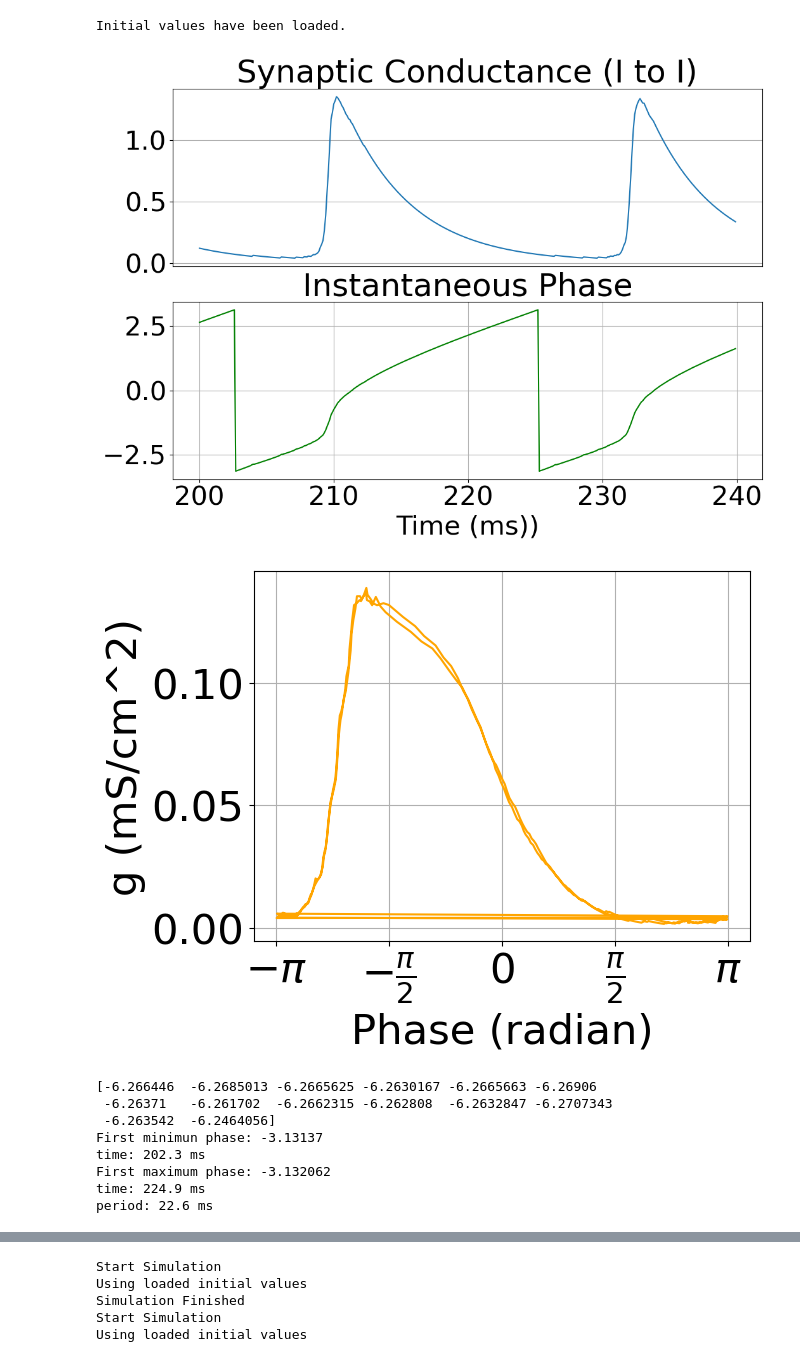
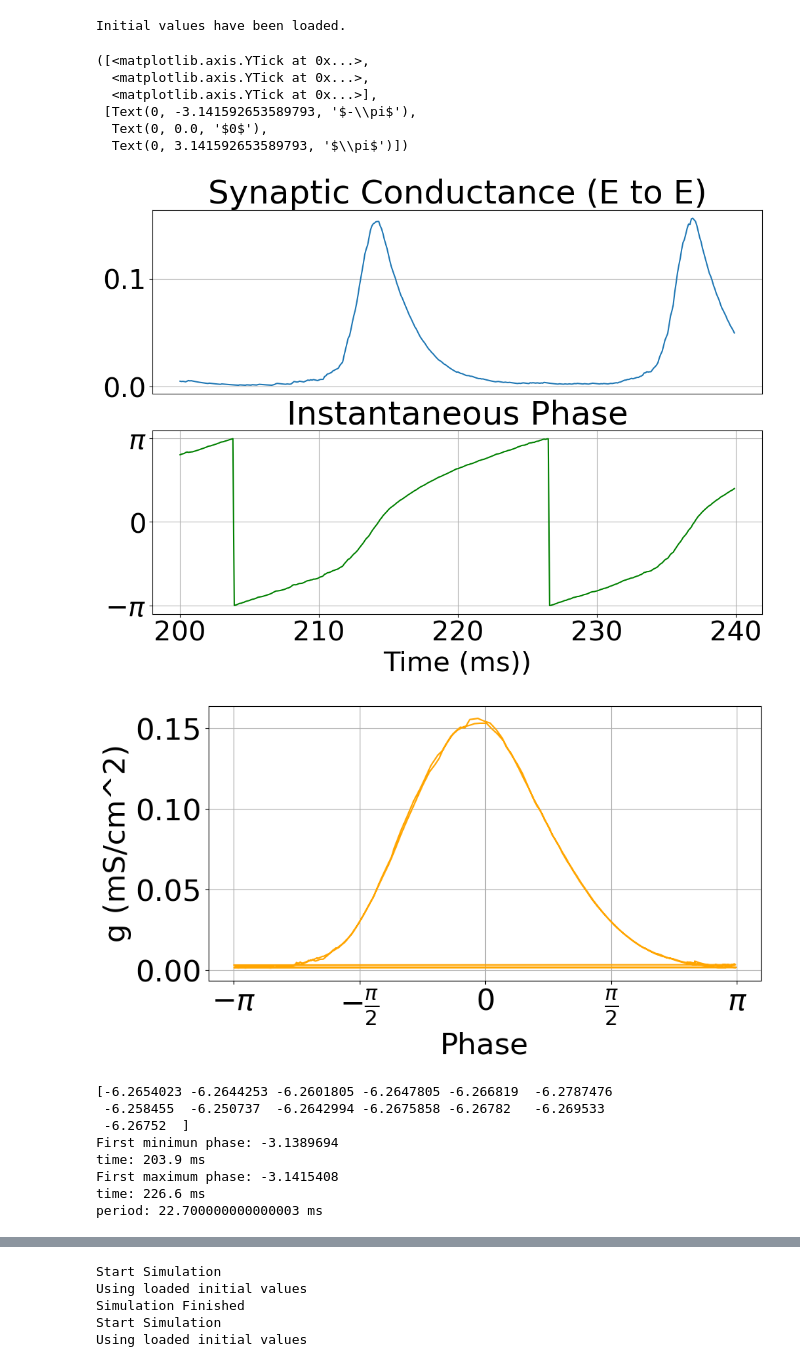
Before and after one commit to LiBinUtokyo/LowRank_ModifiedTheta_SNN, a Jupyter notebook: PYTHON/phase_sensitivity.ipynb, the cells around one changed output, grey strips where cells are left out. Saved outputs shown, nothing was run; the diff lists cells and outputs as text; code cells hidden in the pictures.

Commit message:
change to study the phase of g_EE

```diff
--- a/PYTHON/phase_sensitivity.ipynb
+++ b/PYTHON/phase_sensitivity.ipynb
@@ -170,11 +168,19 @@ Initial values have been loaded.
 # do hilbert transform to get the phase of the conductance
 g_ref_EE_np = g_ref_EE.clone().cpu().detach().numpy()
 g_ref_II_np = g_ref_II.clone().cpu().detach().numpy()
+g_ref_EI_np = g_ref_EI.clone().cpu().detach().numpy()
+g_ref_IE_np = g_ref_IE.clone().cpu().detach().numpy()
 
 # signal = np.mean(g_ref_II_np, axis=0)[int(T_pre/dt):]
 # signal = np.mean(g_ref_II_np, axis=0)[int((T_pre-50)/dt):]
+
 signal = np.mean(g_ref_II_np, axis=0) # 从0ms开始，结果应该会更稳定
+#改为EE
+signal = np.mean(g_ref_EE_np, axis=0)
+
 signal_EE = np.mean(g_ref_EE_np, axis=0)
+signal_EI = np.mean(g_ref_EI_np, axis=0)
+signal_IE = np.mean(g_ref_IE_np, axis=0)
 # # filter out the high frequency noise in the signal
 # from scipy.signal import butter, lfilter
 # def butter_lowpass_filter(data, cutoff, fs, order=5):
@@ -205,7 +211,8 @@ t = np.array(range(len(signal)))*dt
 plt.subplot(2, 1, 1)
 # plt.figure(figsize=(12, 8))
 plt.plot(t[int(start_time/dt):int(end_time/dt)], signal[int(start_time/dt):int(end_time/dt)]+mean_signal)
-plt.title("Synaptic Conductance (I to I)")
+# plt.title("Synaptic Conductance (I to I)")
+plt.title("Synaptic Conductance (E to E)")
 plt.xticks([])
 # plt.yticks([])
 plt.grid(True)
@@ -233,7 +240,7 @@ plt.xlabel("Time (ms))")
 ticks = [-np.pi,  0,  np.pi]
 labels = [r"$-\pi$",  r"$0$",  r"$\pi$"]
 
-# plt.yticks(ticks, labels)
+plt.yticks(ticks, labels)
 
 # plt.tight_layout()
 # plt.grid(True)
@@ -247,24 +254,33 @@ labels = [r"$-\pi$",  r"$0$",  r"$\pi$"]
 # # plt.yticks([])
 # plt.grid(True)
 # %% [output]
+([<matplotlib.axis.YTick at 0x...>,
+  <matplotlib.axis.YTick at 0x...>,
+  <matplotlib.axis.YTick at 0x...>],
+ [Text(0, -3.141592653589793, '$-\\pi$'),
+  Text(0, 0.0, '$0$'),
+  Text(0, 3.141592653589793, '$\\pi$')])
-[figure, old version]
+[figure, new version]
 # %%
+plt.figure(figsize=(10, 5))
 # plt.plot(instantaneous_phase[int(200/dt):int(250/dt)],signal[int(200/dt):int(250/dt)]+mean_signal, color='green')
 plt.plot(instantaneous_phase[int(200/dt):int(250/dt)],signal_EE[int(200/dt):int(250/dt)], color='orange')
+# plt.plot(instantaneous_phase[int(200/dt):int(250/dt)],signal_EI[int(200/dt):int(250/dt)], color='blue')
+# plt.plot(instantaneous_phase[int(200/dt):int(250/dt)],signal_IE[int(200/dt):int(250/dt)], color='red')
 # plt.title("Synaptic Conductance (I to I)")
-plt.xlabel("Phase (radian)")
+plt.xlabel("Phase")
 plt.ylabel("g (mS/cm^2)")
 # plt.legend()
 # plt.yticks([])
 # plt.tight_layout()
 ticks = [-np.pi, -np.pi/2, 0, np.pi/2, np.pi]
 labels = [r"$-\pi$", r"$-\frac{\pi}{2}$", r"$0$", r"$\frac{\pi}{2}$", r"$\pi$"]
 
 plt.xticks(ticks, labels)
 plt.grid(True)
 plt.show()
 # %% [output]
-[figure, old version]
+[figure, new version]
 # %%
 # 寻找第一个周期
 T_pre_ind = int(T_pre/dt)
@@ -292,14 +308,14 @@ print('First maximum phase:', phase_end)
 print('time:', T_pre+end_index*dt, 'ms')
 print('period:', (end_index-start_index)*dt, 'ms')
 # %% [output]
-[-6.266446  -6.2685013 -6.2665625 -6.2630167 -6.2665663 -6.26906
- -6.26371   -6.261702  -6.2662315 -6.262808  -6.2632847 -6.2707343
- -6.263542  -6.2464056]
-First minimun phase: -3.13137
-time: 202.3 ms
-First maximum phase: -3.132062
-time: 224.9 ms
-period: 22.6 ms
+[-6.2654023 -6.2644253 -6.2601805 -6.2647805 -6.266819  -6.2787476
+ -6.258455  -6.250737  -6.2642994 -6.2675858 -6.26782   -6.269533
+ -6.26752  ]
+First minimun phase: -3.1389694
+time: 203.9 ms
+First maximum phase: -3.1415408
+time: 226.6 ms
+period: 22.700000000000003 ms
 # %%
 # from scipy.interpolate import interp1d
 # from sklearn.isotonic import IsotonicRegression
```
Also changed, not shown: parts of 11 cells of this notebook, 4 other files.
